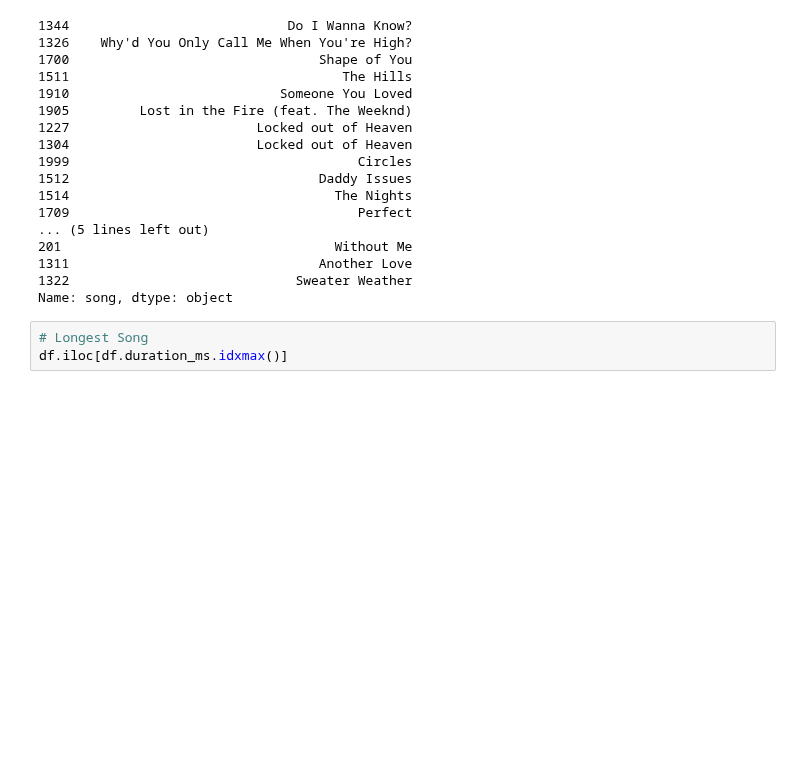
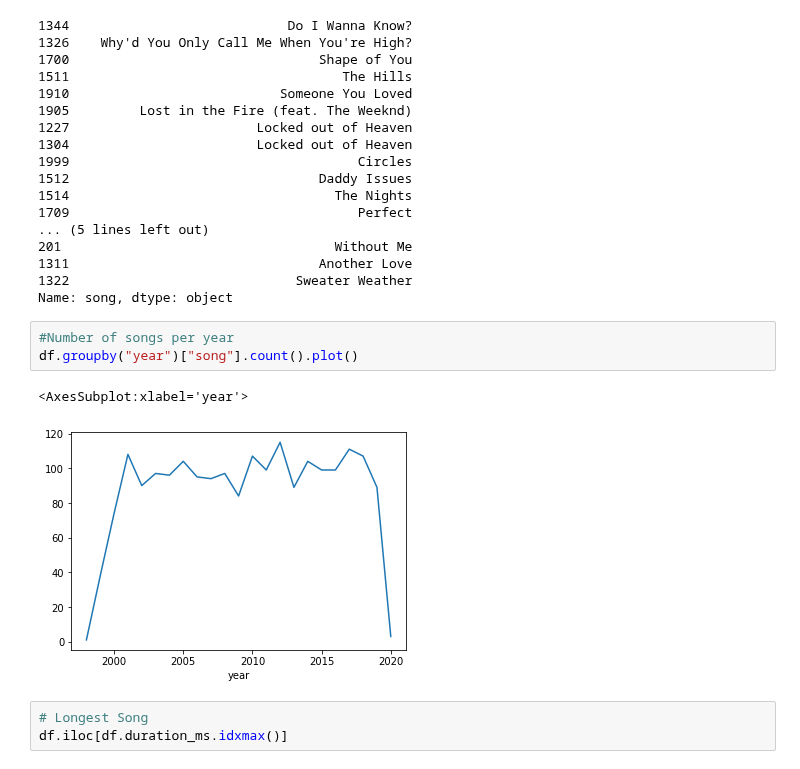
Before and after one commit to chandanabrdwj/100DaysOfML, a Jupyter notebook: visualising-20-years-of-top-spotify-songs.ipynb, the cells around one changed output. Drawn from its saved outputs; the diff is of its cells as text; blank space fills up the shorter version.

Commit message:
Kaggle Notebook | Visualising 20 years of top Spotify songs | Version 4

```diff
--- a/visualising-20-years-of-top-spotify-songs.ipynb
+++ b/visualising-20-years-of-top-spotify-songs.ipynb
@@ -195,6 +195,12 @@ df.sort_values('popularity', axis=0, ascending=True)['song'].tail(20)
 1311                                Another Love
 1322                             Sweater Weather
 Name: song, dtype: object
+# %%
+#Number of songs per year
+df.groupby("year")["song"].count().plot()
+# %% [output]
+<AxesSubplot:xlabel='year'>
+[figure, added]
 # %%
 # Longest Song
 df.iloc[df.duration_ms.idxmax()]
```
Also changed, not shown: parts of 3 cells of this notebook.
